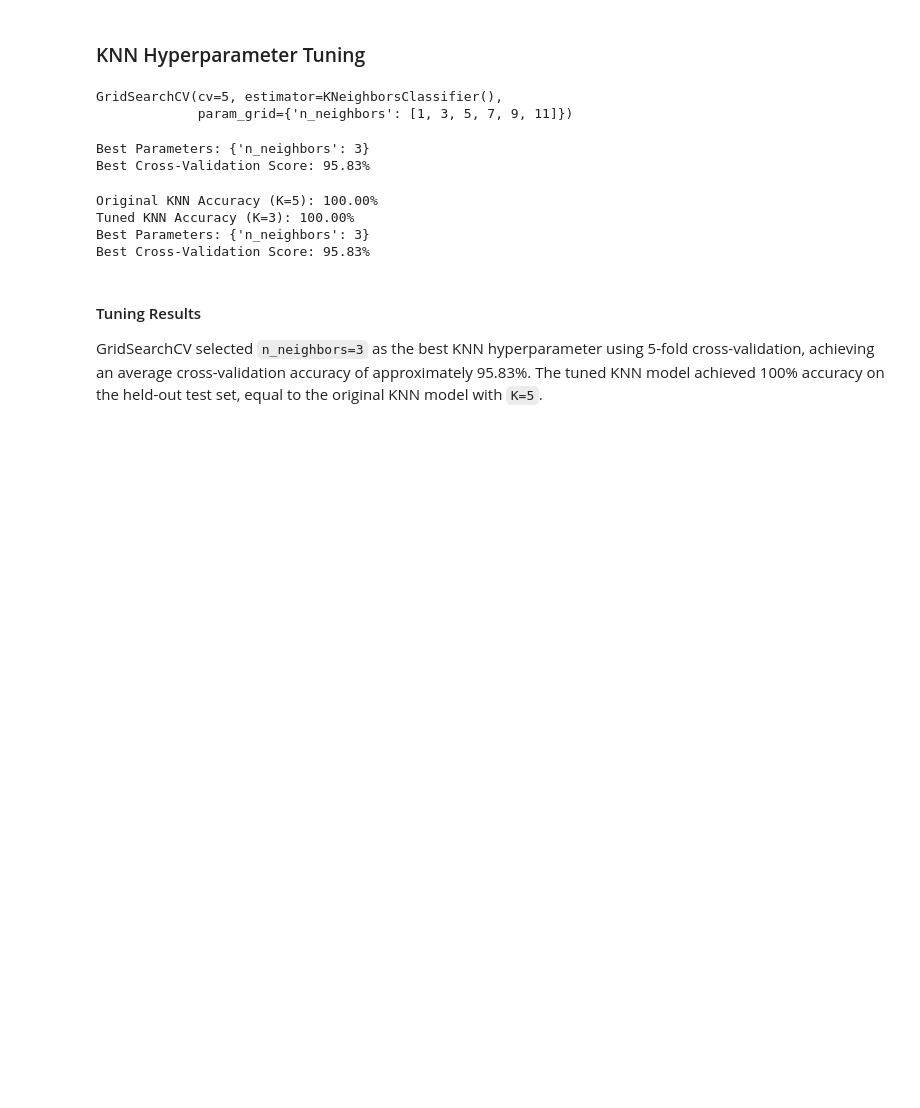
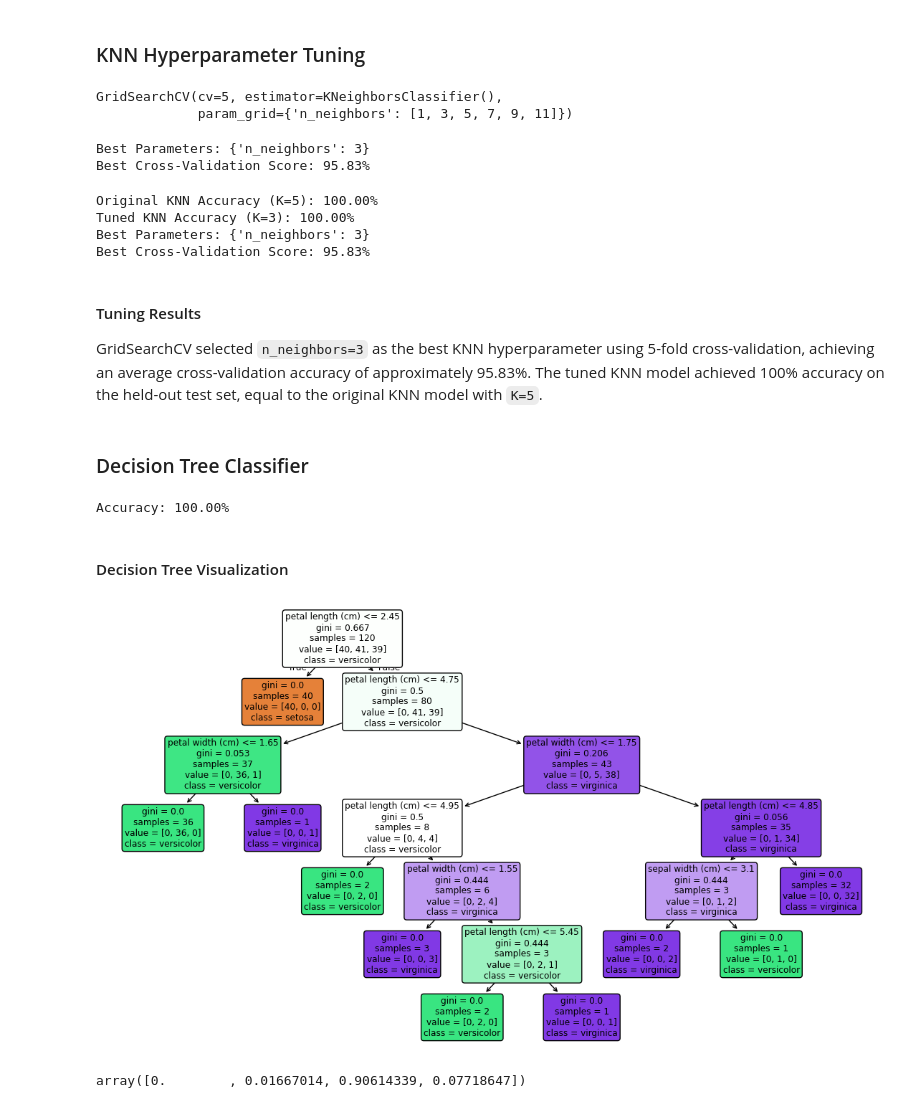
Before and after one commit to kartikeysharma2645/OIBSIP, a Jupyter notebook: DataScience-Task1-IrisFlowerClassification/IrisFlowerClassification.ipynb, the cells around one changed output. Saved outputs shown, nothing was run; the diff lists cells and outputs as text; code cells hidden in the pictures; blank space fills up the shorter version.

Commit message:
Add Decision Tree model with visualization and feature importance

```diff
--- a/DataScience-Task1-IrisFlowerClassification/IrisFlowerClassification.ipynb
+++ b/DataScience-Task1-IrisFlowerClassification/IrisFlowerClassification.ipynb
@@ -403,3 +403,38 @@ Best Cross-Validation Score: 95.83%
 #### Tuning Results
 
 GridSearchCV selected `n_neighbors=3` as the best KNN hyperparameter using 5-fold cross-validation, achieving an average cross-validation accuracy of approximately 95.83%. The tuned KNN model achieved 100% accuracy on the held-out test set, equal to the original KNN model with `K=5`.
+# %% [markdown]
+### Decision Tree Classifier
+# %%
+from sklearn.tree import DecisionTreeClassifier, plot_tree
+
+dt_model = DecisionTreeClassifier(random_state=42)
+# %%
+dt_model.fit(X_train, y_train)
+dt_y_pred = dt_model.predict(X_test)
+# %%
+dt_accuracy = accuracy_score(y_test, dt_y_pred)
+
+print(f"Accuracy: {dt_accuracy * 100:.2f}%")
+# %% [output]
+Accuracy: 100.00%
+# %% [markdown]
+#### Decision Tree Visualization
+# %%
+plt.figure(figsize=(14, 8))
+
+plot_tree(
+    dt_model,
+    feature_names=features,
+    class_names=dt_model.classes_,
+    filled=True,
+    rounded=True
+)
+
+plt.show()
+# %% [output]
+[figure, added]
+# %%
+dt_model.feature_importances_
+# %% [output]
+array([0.        , 0.01667014, 0.90614339, 0.07718647])
```
Also changed, not shown: parts of 3 cells of this notebook.
